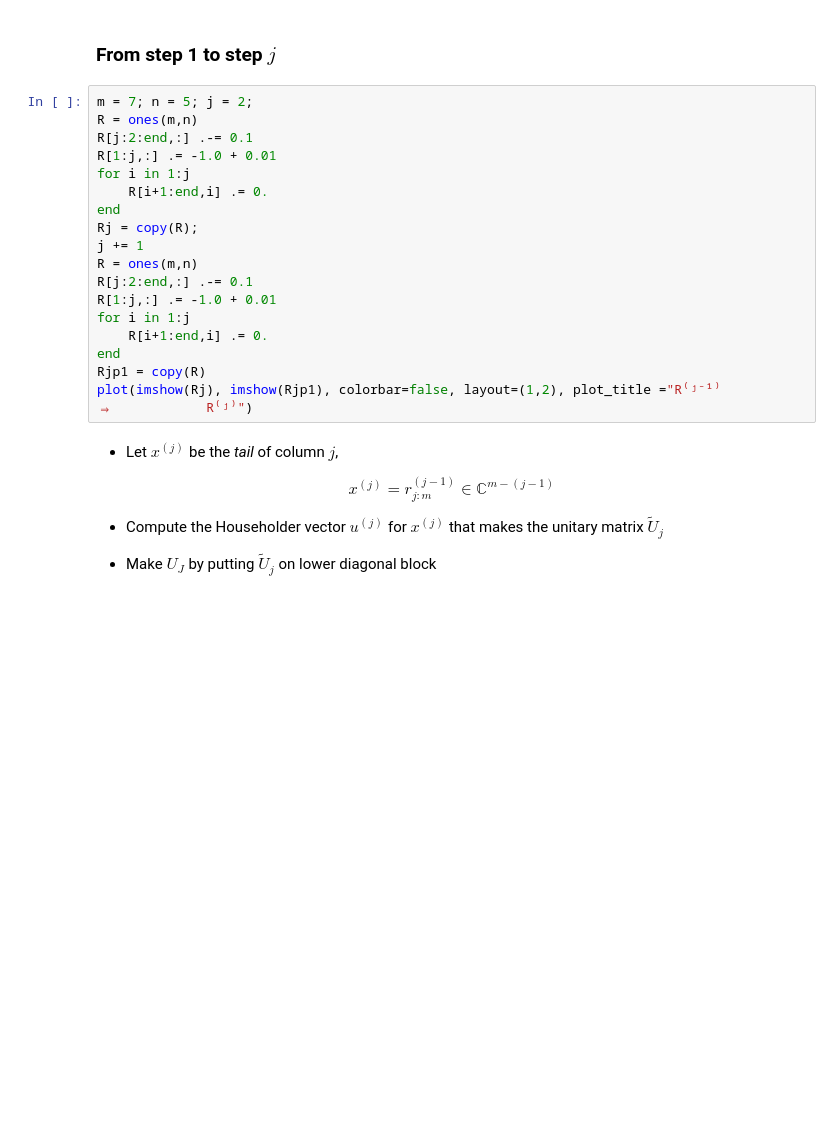
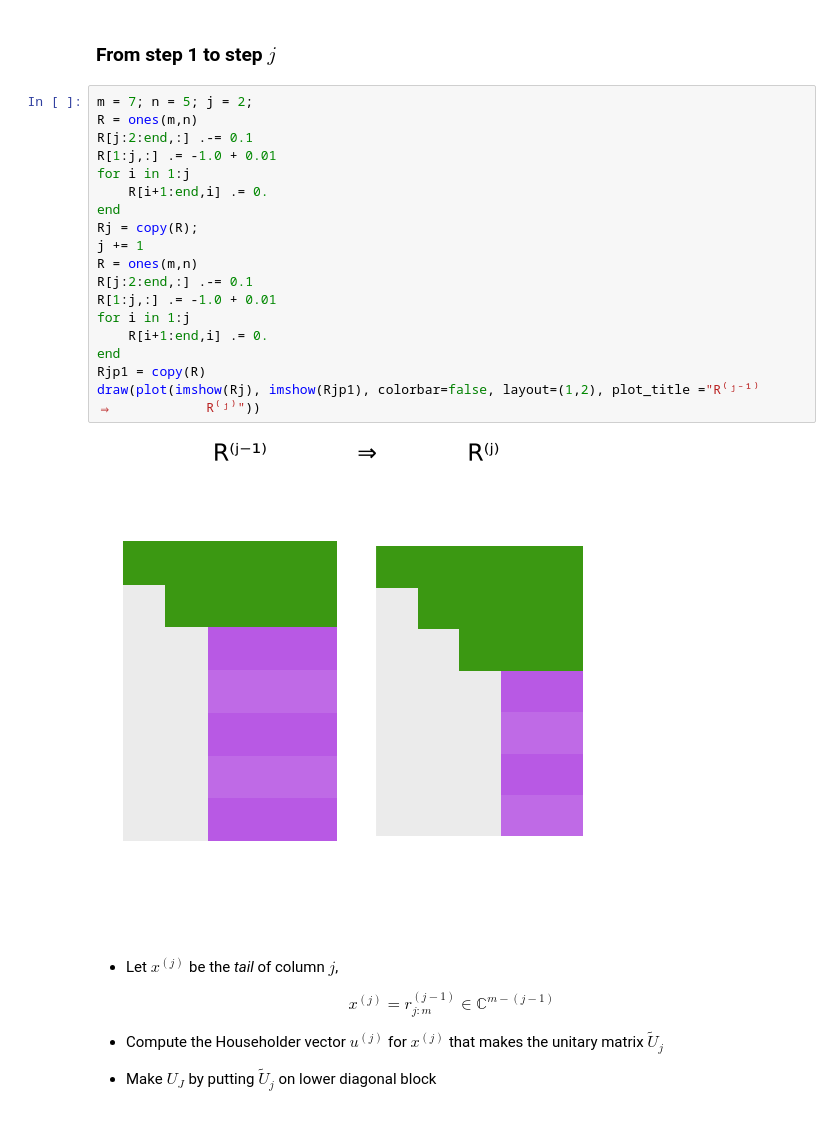
Before and after one commit to tisaac/gtcse6643sp22mybinder, a Jupyter notebook: lec07static.ipynb, the cells around one changed output. Drawn from its saved outputs; the diff is of its cells as text; blank space fills up the shorter version.

```diff
--- a/lec07static.ipynb
+++ b/lec07static.ipynb
@@ -467,21 +469,23 @@ This matters when we normalize by $\|u\|$ on line 7.
 # %%
 m = 7; n = 5; j = 2;
 R = ones(m,n)
 R[j:2:end,:] .-= 0.1
 R[1:j,:] .= -1.0 + 0.01
 for i in 1:j
     R[i+1:end,i] .= 0.
 end
 Rj = copy(R);
 j += 1
 R = ones(m,n)
 R[j:2:end,:] .-= 0.1
 R[1:j,:] .= -1.0 + 0.01
 for i in 1:j
     R[i+1:end,i] .= 0.
 end
 Rjp1 = copy(R)
-plot(imshow(Rj), imshow(Rjp1), colorbar=false, layout=(1,2), plot_title ="R⁽ʲ⁻¹⁾            ⇒            R⁽ʲ⁾")
+draw(plot(imshow(Rj), imshow(Rjp1), colorbar=false, layout=(1,2), plot_title ="R⁽ʲ⁻¹⁾            ⇒            R⁽ʲ⁾"))
+# %% [output]
+[figure, added]
 # %% [markdown]
 - Let $x^{(j)}$ be the _tail_ of column $j$,
 
```
Also changed, not shown: parts of 2 cells of this notebook.
